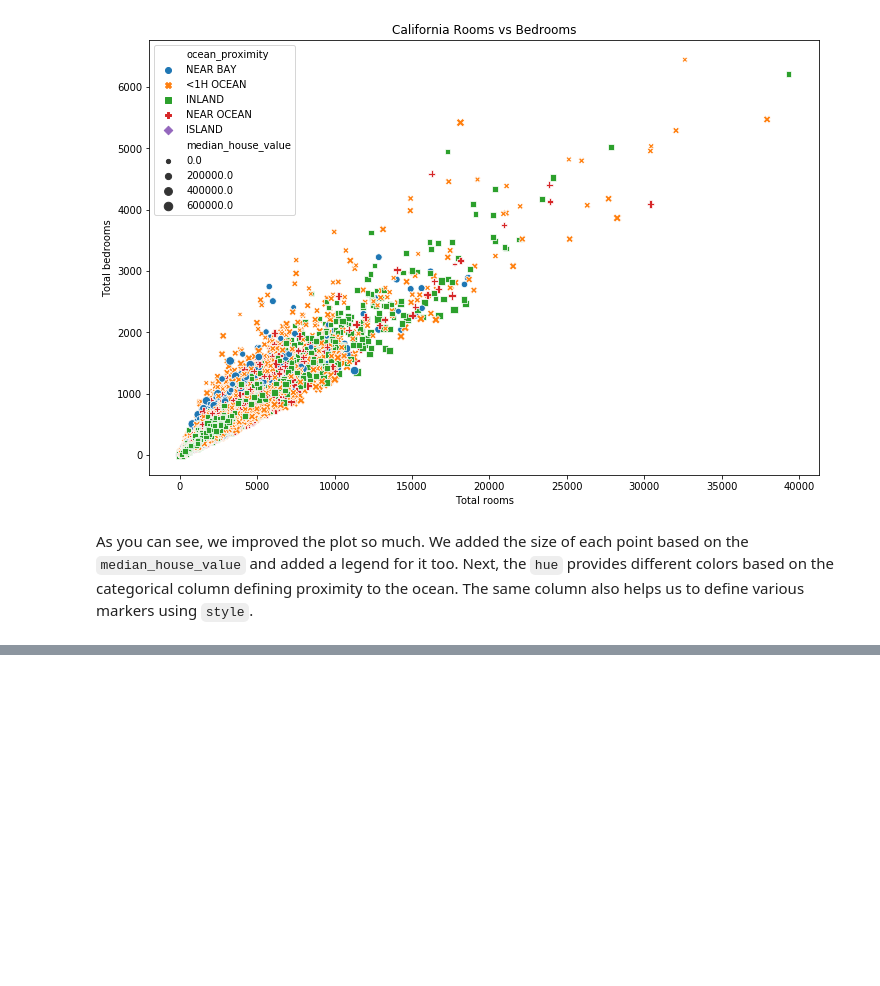
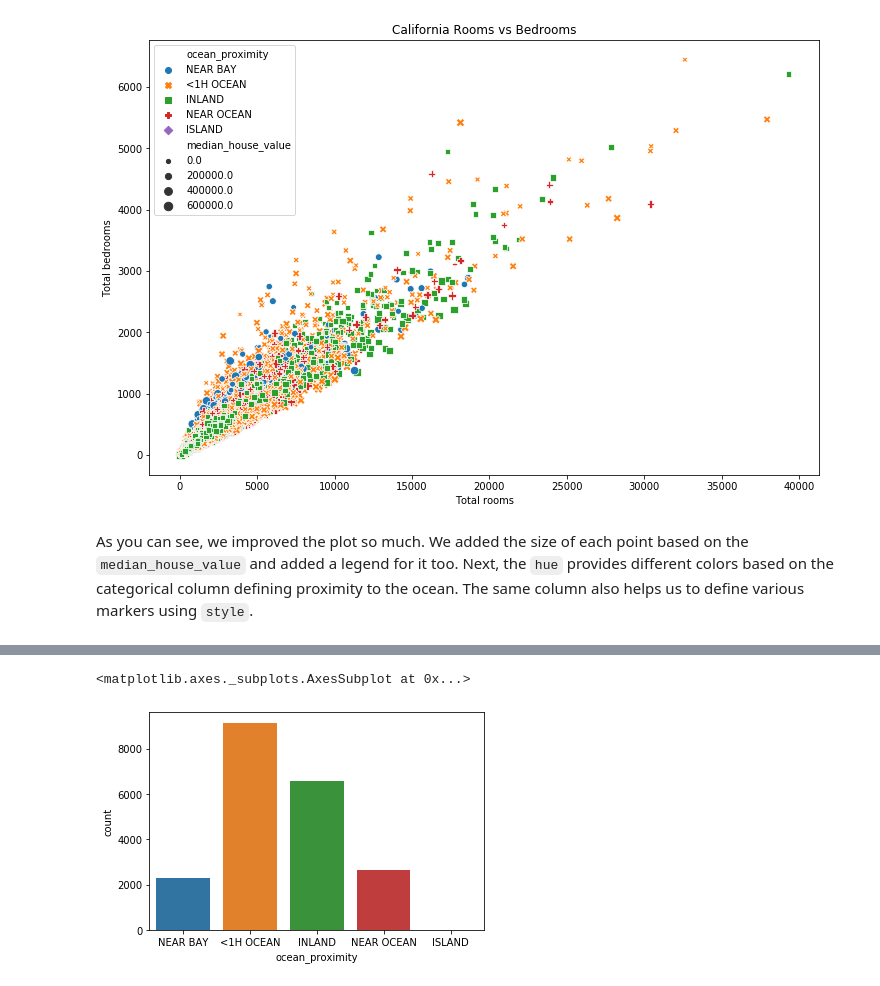
Before and after one commit to kb22/Understanding-Seaborn, a Jupyter notebook: Understanding Seaborn.ipynb, the cells around one changed output, grey strips where cells are left out. Drawn from its saved outputs; the diff is of its cells as text; code cells hidden in the pictures; blank space fills up the shorter version.

Commit message:
Add other plots

```diff
--- a/Understanding Seaborn.ipynb
+++ b/Understanding Seaborn.ipynb
@@ -68,0 +73,5 @@ As you can see, we improved the plot so much. We added the size of each point ba
+# %%
+sns.countplot(x = 'ocean_proximity', data = dataset)
+# %% [output]
+<matplotlib.axes._subplots.AxesSubplot at 0x...>
+[figure, added]
```
Also changed, not shown: parts of 15 cells of this notebook.
